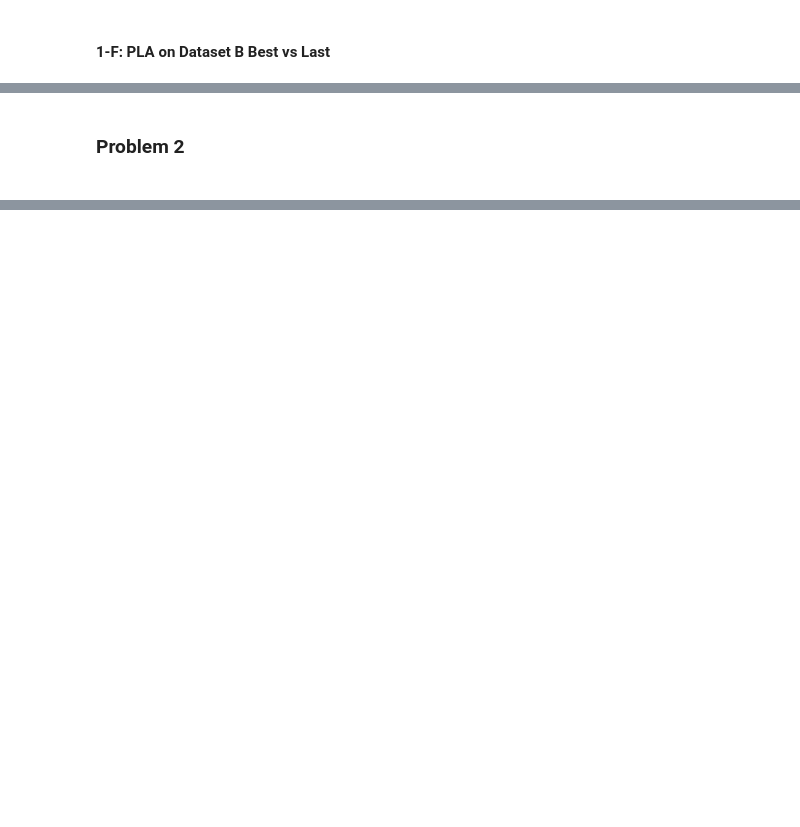
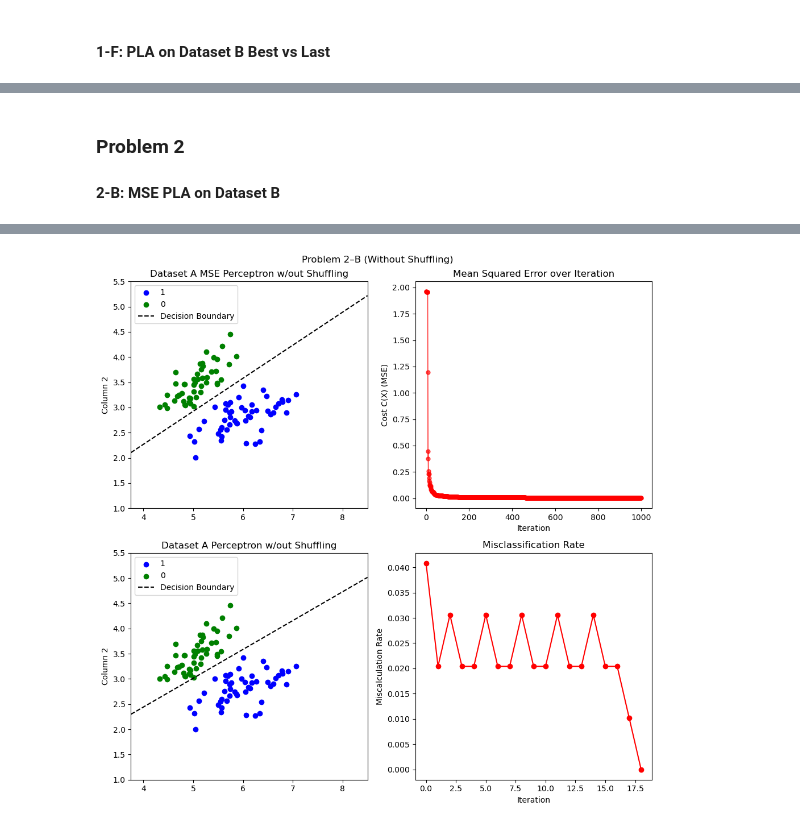
Before and after one commit to brynnwoolley/cee554-coursework, a Jupyter notebook: HW1/HW-1-Notebook.ipynb, the cells around one changed output, grey strips where cells are left out. Saved outputs shown, nothing was run; the diff lists cells and outputs as text; code cells hidden in the pictures; blank space fills up the shorter version.

```diff
--- a/HW1/HW-1-Notebook.ipynb
+++ b/HW1/HW-1-Notebook.ipynb
@@ -288,3 +303,3 @@ plt.show()
 # %% [markdown]
 ### Problem 2
-####
+#### 2-B: MSE PLA on Dataset B
@@ -370,0 +306,69 @@ def myPerceptronNowWithMSE(X, y, eta=1.0, max_iters=1000, shuffle=False, pocket=
+# %%
+# initialize data
+X, y = X_A.copy(), y_A.copy()
+
+# run MSE model
+start_time = time.perf_counter()
+weights, average_costs = myPerceptron(X, y, eta=0.1, max_iters=1000, shuffle=False, mse_loss=True)
+end_time = time.perf_counter()
+print(f"MSE Model training took {end_time - start_time:.4f} seconds")
+intercept, w_1, w_2 = weights[0], weights[1], weights[2]
+
+# def decision boundary line: w1*x1 + w2*x2 + b = 0
+x1_vals = np.linspace(x1_min, x1_max, 100)
+x2_vals = -(w_1*x1_vals + intercept) / w_2
+
+# set up figure
+fig, ax = plt.subplots(2, 2, figsize=(10, 10))
+
+# plot dataset
+ax[0,0].scatter(dfA[dfA['Label']==1]['C1'], dfA[dfA['Label']==1]['C2'], c='blue', label='1')
+ax[0,0].scatter(dfA[dfA['Label']==-1]['C1'], dfA[dfA['Label']==-1]['C2'], c='green', label='0')
+# plot decision boundary
+ax[0,0].plot(x1_vals, x2_vals, 'k--', label='Decision Boundary')
+ax[0,0].set_ylabel('Column 2')
+ax[0,0].legend()
+ax[0,0].set_title('Dataset A MSE Perceptron w/out Shuffling')
+ax[0,0].set_xlim(x1_min, x1_max)
+ax[0,0].set_ylim(x2_min, x2_max)
+
+# plot misclassification rate
+ax[0,1].plot(average_costs, marker='o', linestyle='-', color='red', markersize=5, alpha=0.65, )
+ax[0,1].set_ylabel('Cost C(X) (MSE)')
+ax[0,1].set_xlabel('Iteration')
+ax[0,1].set_title('Mean Squared Error over Iteration')
+
+
+# run regular model
+start_time = time.perf_counter()
+weights, errors = myPerceptron(X, y, shuffle=False, eta=0.1, random_seed=seed)
+end_time = time.perf_counter()
+print(f"Regular Model training took {end_time - start_time:.4f} seconds")
+intercept, w_1, w_2 = weights[0], weights[1], weights[2]
+
+# def decision boundary line: w1*x1 + w2*x2 + b = 0
+x1_vals = np.linspace(x1_min, x1_max, 100)
+x2_vals = -(w_1*x1_vals + intercept) / w_2
+
+
+# plot dataset
+ax[1,0].scatter(dfA[dfA['Label']==1]['C1'], dfA[dfA['Label']==1]['C2'], c='blue', label='1')
+ax[1,0].scatter(dfA[dfA['Label']==-1]['C1'], dfA[dfA['Label']==-1]['C2'], c='green', label='0')
+# plot decision boundary
+ax[1,0].plot(x1_vals, x2_vals, 'k--', label='Decision Boundary')
+ax[1,0].legend()
+ax[1,0].set_ylabel('Column 2')
+ax[1,0].set_title('Dataset A Perceptron w/out Shuffling')
+ax[1,0].set_xlim(x1_min, x1_max)
+ax[1,0].set_ylim(x2_min, x2_max)
+
+# plot misclassification rate
+ax[1,1].plot(errors, marker='o', linestyle='-', color='red')
+ax[1,1].set_ylabel('Miscalculation Rate')
+ax[1,1].set_xlabel('Iteration')
+ax[1,1].set_title('Misclassification Rate')
+
+plt.suptitle('Problem 2–B (Without Shuffling)')
+plt.tight_layout()
+plt.show()
+# %% [output]
@@ -370,0 +377 @@ def myPerceptronNowWithMSE(X, y, eta=1.0, max_iters=1000, shuffle=False, pocket=
+[figure, added]
```
Also changed, not shown: parts of 12 cells of this notebook, 19 other files.
